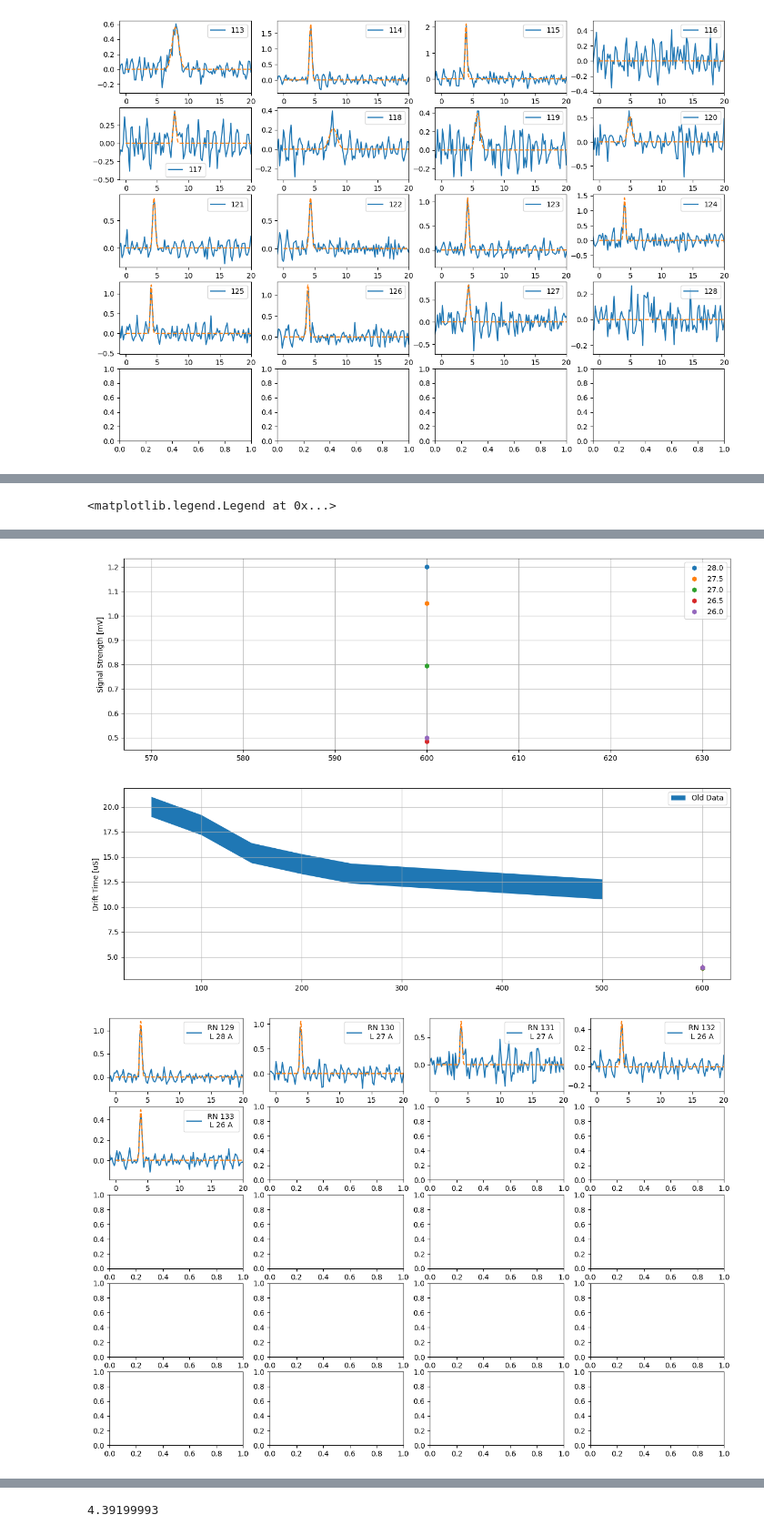
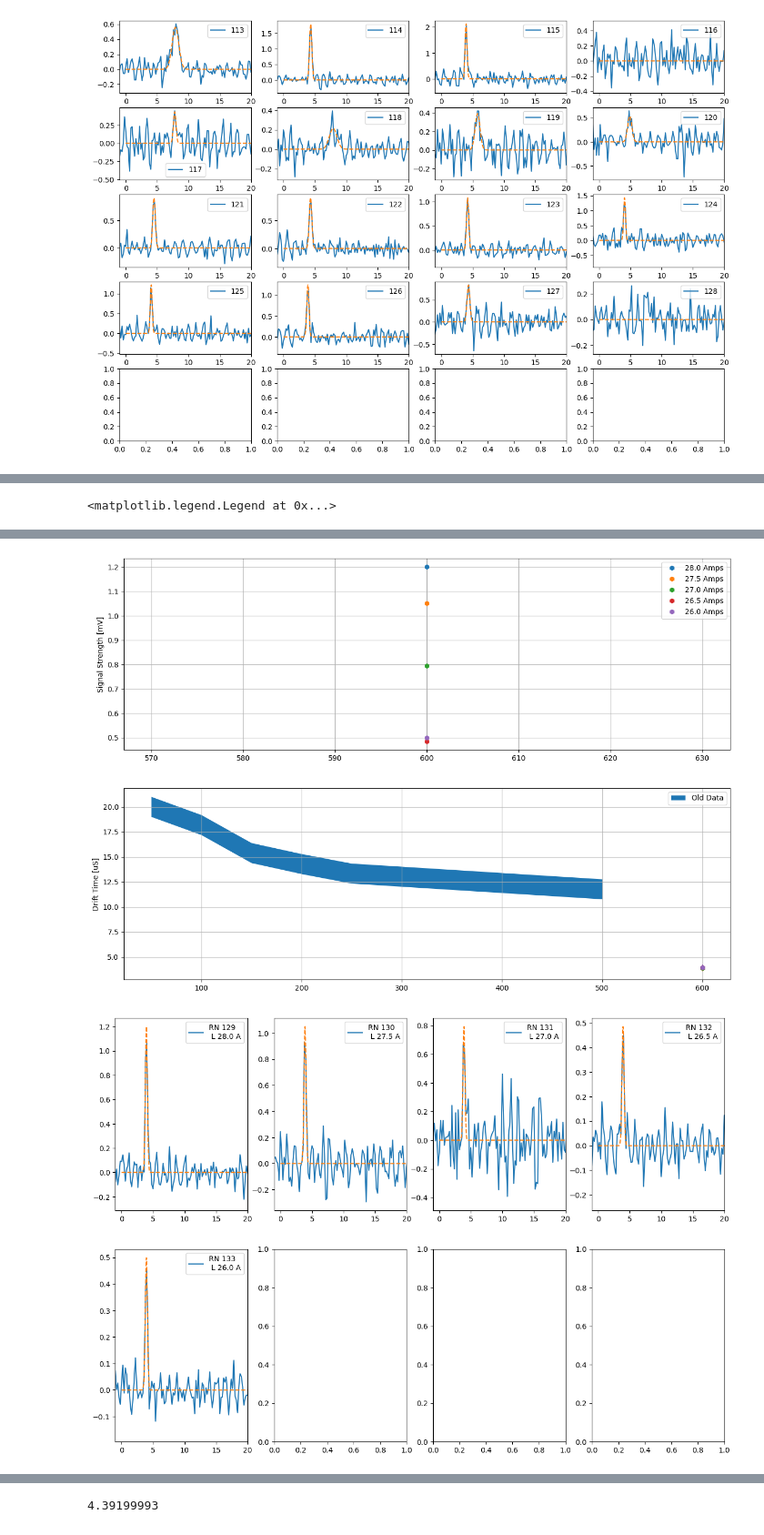
Before and after one commit to jbane11/nexo, a Jupyter notebook: Lab028/osci/osci_analysis.v3.ipynb, the cells around one changed output, grey strips where cells are left out. Shown at 91% size. Cells and saved outputs as stored; diff of their text form; code cells hidden in the pictures.

Commit message:
New plots

```diff
--- a/Lab028/osci/osci_analysis.v3.ipynb
+++ b/Lab028/osci/osci_analysis.v3.ipynb
@@ -15,9 +15,9 @@ Runlist= pd.read_table("Runlist.tsv")
 Runlist["RN"]=pd.to_numeric(Runlist["RN"])
 
 #varible for location of data, relative to this directory.
-#env_var_wavefromloc ="data/waveforms/"
+env_var_wavefromloc ="data/waveforms/"
 #pc 2
-env_var_wavefromloc ="A:/DATA/waveforms/"
+#env_var_wavefromloc ="A:/DATA/waveforms/"
 # %% [markdown]
 Defining a class for runs.  RUN(runnumber, confignumber)
 # %%
@@ -57,7 +53,7 @@ def GetWaveform(RL_entry,wavenumber=11):
     Lineone=""
 
     waveform_loc=env_var_wavefromloc
-    wavefrom_subloc=""#"%s/"%(int(RL_entry["Date"]))
+    wavefrom_subloc="%s/"%(int(RL_entry["Date"]))
 
     dirpath = waveform_loc+wavefrom_subloc+"%s-%s%05d"%(int(RL_entry["Date"]),int(RL_entry["Config Number"]),int(RL_entry["Run Number"]))
     #print(dirpath)
@@ -525,7 +526,7 @@ plots[1].set_ylabel("Preamp Signal [mV]")
 
 fig,ax= plt.subplots(2, 1, figsize=(15,10.5))
 
-fig2,bx= plt.subplots(5,4, figsize=(15,10.5))
+fig2,bx= plt.subplots(2,4, figsize=(15,10.5))
 
 #print(bx)
 colors=["r","blue","darkgrey"]
@@ -569,7 +570,7 @@ for i,run in enumerate(Runs):
         else:
             break
 
-    bx[j][k].errorbar(x=xdata, y=ydata,label="RN %d \n L %d A"%(run["info"]["RN"], run["info"]["Laser Current"]) )
+    bx[j][k].errorbar(x=xdata, y=ydata,label="RN %d \n L %s A"%(run["info"]["RN"], run["info"]["Laser Current"]) )
     bx[j][k].legend()
 
     run["Drifttime"]=fit_par[1]
@@ -593,7 +594,7 @@ for i,run in enumerate(Runs):
     print(fit_par)
 
     ax[1].errorbar(x=run["info"]["Cathode Voltage"], y=run["Drifttime"], yerr=run["Drifttime_stdev"]*5, fmt =marker[sec])
-    ax[0].errorbar(x=run["info"]["Cathode Voltage"],y=run["Waveform_amp"],fmt =marker[sec],label=run["info"]["Laser Current"])
+    ax[0].errorbar(x=run["info"]["Cathode Voltage"],y=run["Waveform_amp"],fmt =marker[sec],label="%s Amps"%(run["info"]["Laser Current"]))
 
 #ax[0].text(200,12, "poop")
 #ax[0].legend(ncol=4)
@@ -604,35 +605,35 @@ ax[0].grid()
 print(ax[1].get_legend_handles_labels())
 
 ax[1].legend()
 ax[1].grid()
 ax[1].set_ylabel("Drift Time [uS]")
 
 #ax[2].grid()
 ax[0].set_ylabel("Signal Strength [mV]")
 ax[0].legend()
 #plt.xlim(5,15)
 # %% [output]
 129 600.0
 [0.8520960000000003, 3.99199994, 1]
 ([-1, -1, -5], [1.1716320000000005, 20, 5])
 [1.199481   3.92985098 0.05846059] 2.8647309804997287
 [1.199481   3.92985098 0.05846059]
 130 600.0
 [0.7462320000000006, 3.79199995, 1]
 ([-1, -1, -5], [1.0260690000000008, 20, 5])
 [1.05073584 3.89211209 0.05823708] 2.959322091526116
 [1.05073584 3.89211209 0.05823708]
 131 600.0
 [0.534208000000001, 3.79199995, 1]
 ... (10 lines left out)
 ([-1, -1, -5], [0.5032280000000005, 20, 5])
 [0.49842247 3.93135162 0.06122397] 3.473871619694864
 [0.49842247 3.93135162 0.06122397]
 ([<matplotlib.collections.PolyCollection object at 0x...>], ['Old Data'])
 <matplotlib.legend.Legend at 0x...>
 [figure]
-[figure, old version]
+[figure, new version]
-[figure, old version]
+[figure, new version]
 # %%
 Runlist= pd.read_table("Runlist.tsv")
 Runlist["RN"]=pd.to_numeric(Runlist["RN"])
```
Also changed, not shown: parts of 5 cells of this notebook.
